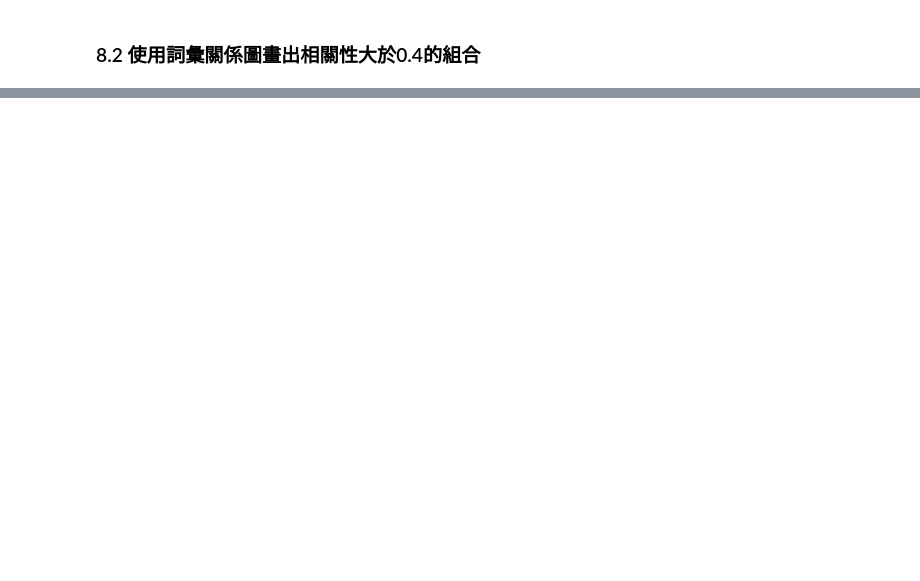
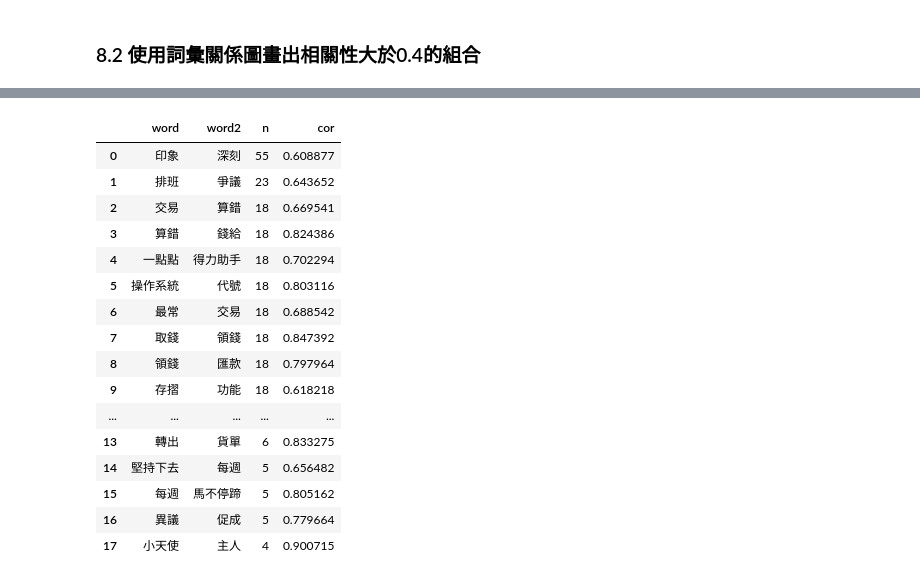
Before and after one commit to oraclekaia/social_media_analysis_mid-, a Jupyter notebook: ver1.ipynb, the cells around one changed output, grey strips where cells are left out. Cells and saved outputs as stored; diff of their text form; code cells hidden in the pictures; blank space fills up the shorter version.

```diff
--- a/ver1.ipynb
+++ b/ver1.ipynb
@@ -906,11 +866,11 @@ d = {k:v for k,v in bigramfdist.most_common(30)}
 # %%
-# Create network plot
-G = nx.Graph()
+# # Create network plot
+# G = nx.Graph()
 
-# 建立 nodes 間的連結
-for k, v in [d][0].items():
-    G.add_edge(k[0], k[1], weight=v)
+# # 建立 nodes 間的連結
+# for k, v in [d][0].items():
+#     G.add_edge(k[0], k[1], weight=v)
 
-# 取得edge權重
-weights = [w[2]['weight']*0.3 for w in  G.edges(data=True)]
+# # 取得edge權重
+# weights = [w[2]['weight']*0.3 for w in  G.edges(data=True)]
 # %%
@@ -1038,6 +996,25 @@ bigram_df[bigram_df["cor"]>0.5].head(10).sort_values(by='cor', ascending=False)
 # %%
-word_cors = bigram_df[bigram_df["cor"]>0.5]
+word_cors = dia_df[dia_df["cor"]>0.6]
 word_cors.reset_index(inplace=True, drop=True)
+word_cors
+# %% [output]
+|  | word | word2 | n | cor |
+| 0 | 印象 | 深刻 | 55 | 0.608877 |
+| 1 | 排班 | 爭議 | 23 | 0.643652 |
+| 2 | 交易 | 算錯 | 18 | 0.669541 |
+| 3 | 算錯 | 錢給 | 18 | 0.824386 |
+| 4 | 一點點 | 得力助手 | 18 | 0.702294 |
+| 5 | 操作系統 | 代號 | 18 | 0.803116 |
+| 6 | 最常 | 交易 | 18 | 0.688542 |
+| 7 | 取錢 | 領錢 | 18 | 0.847392 |
+| 8 | 領錢 | 匯款 | 18 | 0.797964 |
+| 9 | 存摺 | 功能 | 18 | 0.618218 |
+| ... | ... | ... | ... | ... |
+| 13 | 轉出 | 貨單 | 6 | 0.833275 |
+| 14 | 堅持下去 | 每週 | 5 | 0.656482 |
+| 15 | 每週 | 馬不停蹄 | 5 | 0.805162 |
+| 16 | 異議 | 促成 | 5 | 0.779664 |
+| 17 | 小天使 | 主人 | 4 | 0.900715 |
 # %%
 import networkx as nx
 # Create network plot
```
Also changed, not shown: parts of 37 cells of this notebook, 1 other file.
